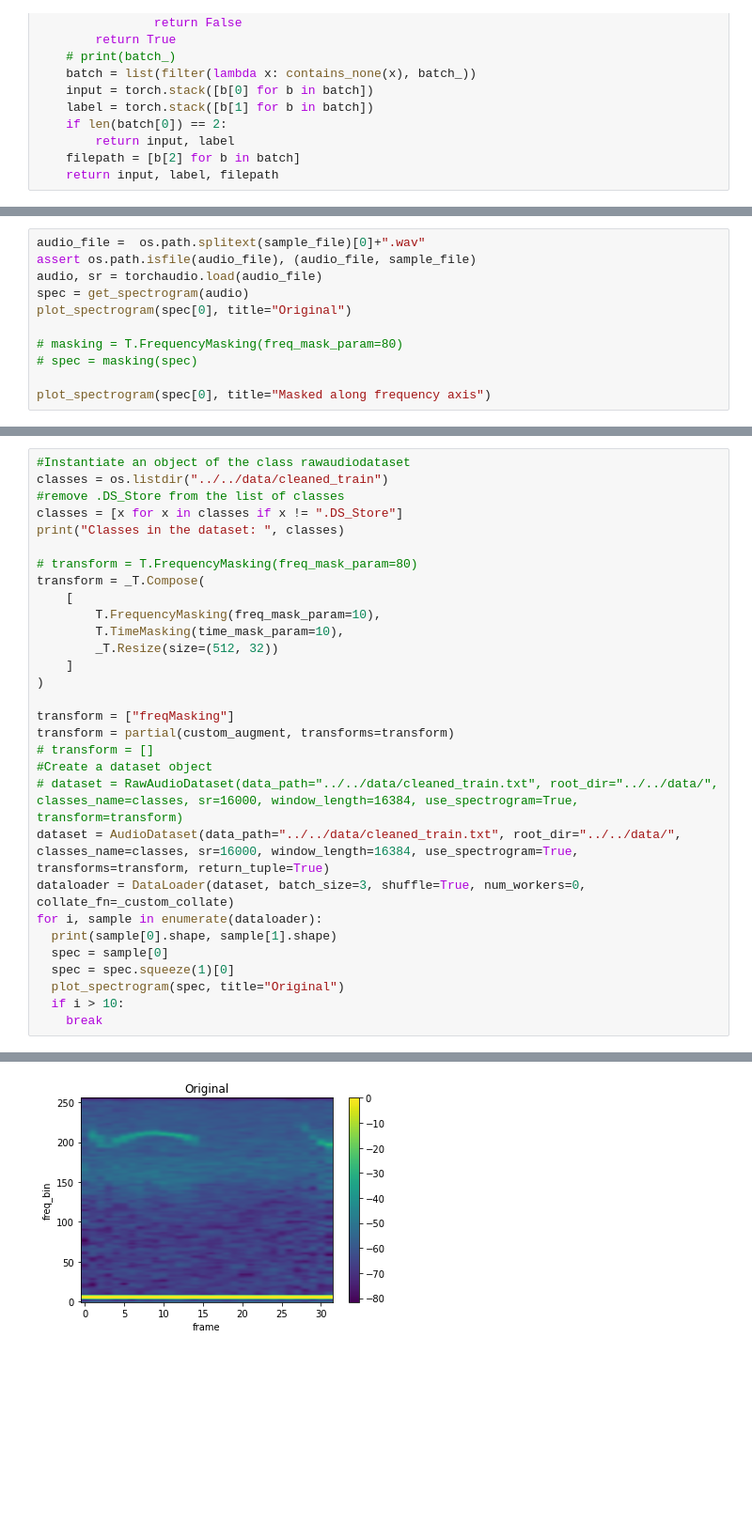
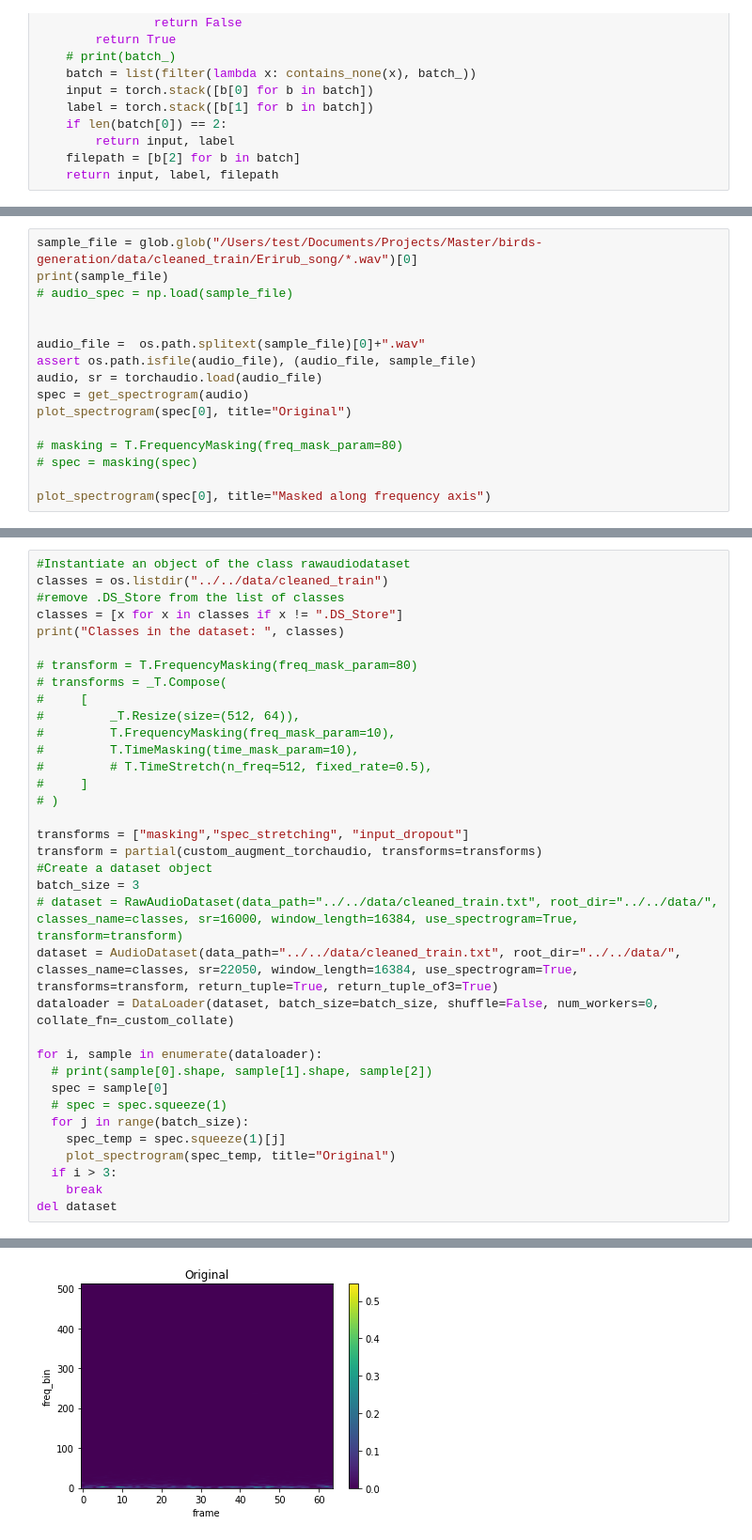
Before and after one commit to ixobert/birds-generation, a Jupyter notebook: src/notebooks/specaug.ipynb, the cells around one changed output, grey strips where cells are left out. Shown: that part at 94% size. Saved outputs shown, nothing was run; the diff lists cells and outputs as text; blank space fills up the shorter version.

Commit message:
Add support for input dropout and audio stretching.

```diff
--- a/src/notebooks/specaug.ipynb
+++ b/src/notebooks/specaug.ipynb
@@ -83,4 +78,9 @@ audio_spec.shape
 # %%
+sample_file = glob.glob("/Users/test/Documents/Projects/Master/birds-generation/data/cleaned_train/Erirub_song/*.wav")[0]
+print(sample_file)
+# audio_spec = np.load(sample_file)
+
+
 audio_file =  os.path.splitext(sample_file)[0]+".wav"
 assert os.path.isfile(audio_file), (audio_file, sample_file)
 audio, sr = torchaudio.load(audio_file)
@@ -131,28 +176,33 @@ classes = [x for x in classes if x != ".DS_Store"]
 print("Classes in the dataset: ", classes)
 
 # transform = T.FrequencyMasking(freq_mask_param=80)
-transform = _T.Compose(
-    [
-        T.FrequencyMasking(freq_mask_param=10),
-        T.TimeMasking(time_mask_param=10),
-        _T.Resize(size=(512, 32))
-    ]
-)
+# transforms = _T.Compose(
+#     [
+#         _T.Resize(size=(512, 64)),
+#         T.FrequencyMasking(freq_mask_param=10),
+#         T.TimeMasking(time_mask_param=10),
+#         # T.TimeStretch(n_freq=512, fixed_rate=0.5),
+#     ]
+# )
 
-transform = ["freqMasking"]
-transform = partial(custom_augment, transforms=transform)
-# transform = []
+transforms = ["masking","spec_stretching", "input_dropout"]
+transform = partial(custom_augment_torchaudio, transforms=transforms)
 #Create a dataset object
+batch_size = 3
 # dataset = RawAudioDataset(data_path="../../data/cleaned_train.txt", root_dir="../../data/", classes_name=classes, sr=16000, window_length=16384, use_spectrogram=True, transform=transform)
-dataset = AudioDataset(data_path="../../data/cleaned_train.txt", root_dir="../../data/", classes_name=classes, sr=16000, window_length=16384, use_spectrogram=True, transforms=transform, return_tuple=True)
-dataloader = DataLoader(dataset, batch_size=3, shuffle=True, num_workers=0, collate_fn=_custom_collate)
+dataset = AudioDataset(data_path="../../data/cleaned_train.txt", root_dir="../../data/", classes_name=classes, sr=22050, window_length=16384, use_spectrogram=True, transforms=transform, return_tuple=True, return_tuple_of3=True)
+dataloader = DataLoader(dataset, batch_size=batch_size, shuffle=False, num_workers=0, collate_fn=_custom_collate)
+
 for i, sample in enumerate(dataloader):
-  print(sample[0].shape, sample[1].shape)
+  # print(sample[0].shape, sample[1].shape, sample[2])
   spec = sample[0]
-  spec = spec.squeeze(1)[0]
-  plot_spectrogram(spec, title="Original")
-  if i > 10:
+  # spec = spec.squeeze(1)
+  for j in range(batch_size):
+    spec_temp = spec.squeeze(1)[j]
+    plot_spectrogram(spec_temp, title="Original")
+  if i > 3:
     break
+del dataset
 # %% [output]
 Classes in the dataset:  ['Turphi_song', 'Alaarv_song', 'Galcri_call', 'Parate_song', 'Erirub_song', 'Cetcet_song', 'Serser_song', 'Sylcan_song', 'Turmer_call', 'Sylcan_call']
 Overriding spec variables because use_spectrogram is true
@@ -166 +215 @@ torch.Size([3, 1, 256, 32]) torch.Size([3])
-[figure, old version]
+[figure, new version]
```
Also changed, not shown: parts of 8 cells of this notebook, 7 other files.
